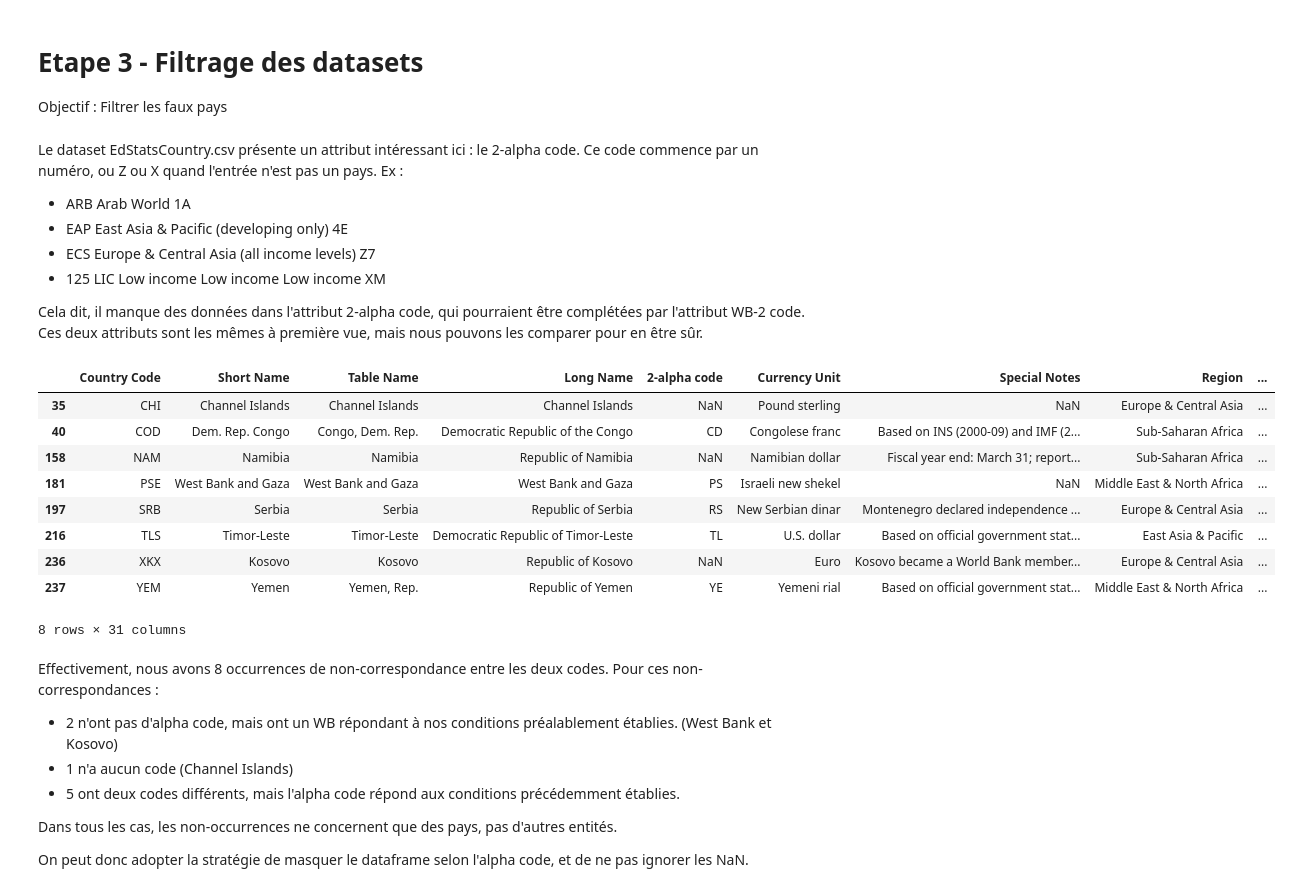
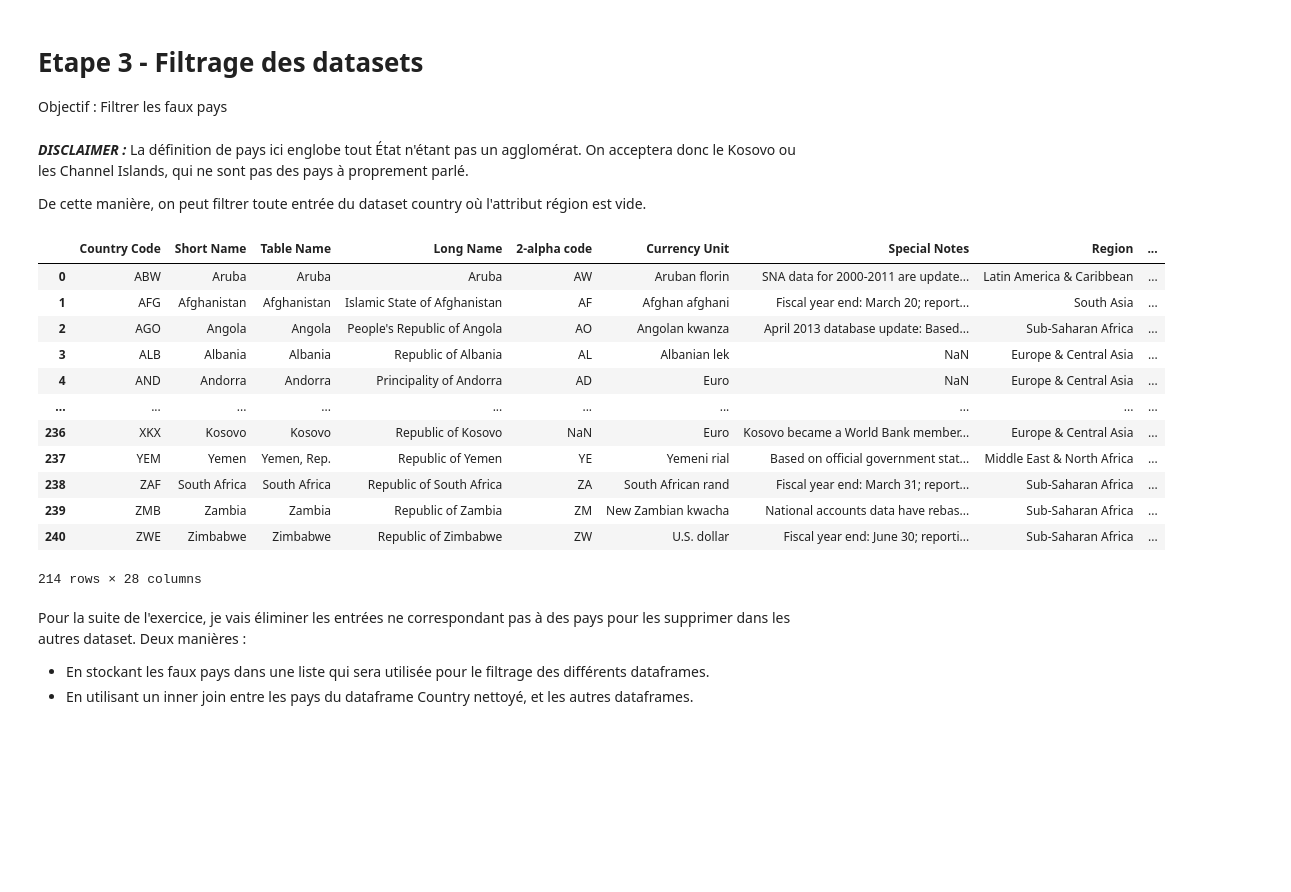
Before and after one commit to arnaud-degreze/OCR-Projet-2, a Jupyter notebook: Exo1.ipynb, the cells around one changed output. Cells and saved outputs as stored; diff of their text form; code cells hidden in the pictures; blank space fills up the shorter version.

Commit message:
Révision code : ajout fonctions, missingno et filtrage des datasets

```diff
--- a/Exo1.ipynb
+++ b/Exo1.ipynb
@@ -56,5 +160,6 @@ Le premier fichier comporte 241 lignes et 32 colonnes
 # %%
-first_df.info()
+country_df = dfs_container["EdStatsCountry"]
+country_df.info()
 # %% [output]
 <class 'pandas.core.frame.DataFrame'>
 RangeIndex: 241 entries, 0 to 240
@@ -109,5 +210,4 @@ Avec la première information, nous pouvons voir que toutes les entrées du prem
 
 Supprimons à présent la colonne inutilisable
 # %%
-first_df.drop(columns={"Unnamed: 31"}, inplace=True)
-print(f" Le nombre d'attribut du premier DataFrame est désormais de {first_df.shape[-1]}")
+country_df.drop(columns={"Unnamed: 31"}, inplace=True)
@@ -116,2 +214,4 @@ print(f" Le nombre d'attribut du premier DataFrame est désormais de {first_df.s
 # %% [markdown]
 Calculons maintenant la proportion de valeurs manquantes dans chaque attribut
+# %%
+prop_missing = compute_and_plot_missing_values(country_df)
@@ -152,9 +246,7 @@ La case ci-dessous réalise cette tâche avec n = 75.
 # %%
-mask = prop_missing_per_column >= 75
-columns_to_delete = prop_missing_per_column[mask].dropna().index
+columns_to_delete = get_columns_to_delete(prop_missing, 75)
 
-#first_df.drop(columns = columns_to_delete, inplace=True)
-#first_df
+country_df.drop(columns = columns_to_delete, inplace = True)
 # %% [markdown]
 **NOTE IMPORTANTE POUR MOI-MÊME :** Pour supprimer des colonnes, il faut passer par un objet "hashable" - qui utilise une table de hash pour stocker les valeurs (dict, set, frozen set). Donc, utiliser une liste ou tuple ne fonctionne pas. *MAIS* les objets Index des DataFrame sont des objets hashables.
 
@@ -657,39 +658,30 @@ Name: count, Length: 1558, dtype: int64
 
 Objectif : Filtrer les faux pays
 # %% [markdown]
-Le dataset EdStatsCountry.csv présente un attribut intéressant ici : le 2-alpha code.
-Ce code commence par un numéro, ou Z ou X quand l'entrée n'est pas un pays.
-Ex :
-- ARB	Arab World	1A
-- EAP	East Asia & Pacific (developing only) 4E
-- ECS	Europe & Central Asia (all income levels) Z7
-- 125	LIC	Low income	Low income	Low income	XM
+***DISCLAIMER :*** La définition de pays ici englobe tout État n'étant pas un agglomérat.
+On acceptera donc le Kosovo ou les Channel Islands, qui ne sont pas des pays à proprement parlé.
 
-Cela dit, il manque des données dans l'attribut 2-alpha code, qui pourraient être complétées par l'attribut WB-2 code.
-Ces deux attributs sont les mêmes à première vue, mais nous pouvons les comparer pour en être sûr.
+De cette manière, on peut filtrer toute entrée du dataset country où l'attribut région est vide.
 # %%
-code_mismatch = first_df[first_df["2-alpha code"] != first_df["WB-2 code"]]
-
-code_mismatch
+country_only_df = country_df.dropna(subset=["Region"])
+country_only_df
 # %% [output]
 |  | Country Code | Short Name | Table Name | Long Name | 2-alpha code | Currency Unit | Special Notes | Region | ... |
-| 35 | CHI | Channel Islands | Channel Islands | Channel Islands | NaN | Pound sterling | NaN | Europe & Central Asia | ... |
-| 40 | COD | Dem. Rep. Congo | Congo, Dem. Rep. | Democratic Republic of the Congo | CD | Congolese franc | Based on INS (2000-09) and IMF (2... | Sub-Saharan Africa | ... |
-| 158 | NAM | Namibia | Namibia | Republic of Namibia | NaN | Namibian dollar | Fiscal year end: March 31; report... | Sub-Saharan Africa | ... |
-| 181 | PSE | West Bank and Gaza | West Bank and Gaza | West Bank and Gaza | PS | Israeli new shekel | NaN | Middle East & North Africa | ... |
-| 197 | SRB | Serbia | Serbia | Republic of Serbia | RS | New Serbian dinar | Montenegro declared independence ... | Europe & Central Asia | ... |
-| 216 | TLS | Timor-Leste | Timor-Leste | Democratic Republic of Timor-Leste | TL | U.S. dollar | Based on official government stat... | East Asia & Pacific | ... |
+| 0 | ABW | Aruba | Aruba | Aruba | AW | Aruban florin | SNA data for 2000-2011 are update... | Latin America & Caribbean | ... |
+| 1 | AFG | Afghanistan | Afghanistan | Islamic State of Afghanistan | AF | Afghan afghani | Fiscal year end: March 20; report... | South Asia | ... |
+| 2 | AGO | Angola | Angola | People's Republic of Angola | AO | Angolan kwanza | April 2013 database update: Based... | Sub-Saharan Africa | ... |
+| 3 | ALB | Albania | Albania | Republic of Albania | AL | Albanian lek | NaN | Europe & Central Asia | ... |
+| 4 | AND | Andorra | Andorra | Principality of Andorra | AD | Euro | NaN | Europe & Central Asia | ... |
+| ... | ... | ... | ... | ... | ... | ... | ... | ... | ... |
 | 236 | XKX | Kosovo | Kosovo | Republic of Kosovo | NaN | Euro | Kosovo became a World Bank member... | Europe & Central Asia | ... |
 | 237 | YEM | Yemen | Yemen, Rep. | Republic of Yemen | YE | Yemeni rial | Based on official government stat... | Middle East & North Africa | ... |
+| 238 | ZAF | South Africa | South Africa | Republic of South Africa | ZA | South African rand | Fiscal year end: March 31; report... | Sub-Saharan Africa | ... |
+| 239 | ZMB | Zambia | Zambia | Republic of Zambia | ZM | New Zambian kwacha | National accounts data have rebas... | Sub-Saharan Africa | ... |
+| 240 | ZWE | Zimbabwe | Zimbabwe | Republic of Zimbabwe | ZW | U.S. dollar | Fiscal year end: June 30; reporti... | Sub-Saharan Africa | ... |
-8 rows × 31 columns
+214 rows × 28 columns
 # %% [markdown]
-Effectivement, nous avons 8 occurrences de non-correspondance entre les deux codes.
-Pour ces non-correspondances :
+Pour la suite de l'exercice, je vais éliminer les entrées ne correspondant pas à des pays pour les supprimer dans les autres dataset.
+Deux manières :
 
-- 2 n'ont pas d'alpha code, mais ont un WB répondant à nos conditions préalablement établies. (West Bank et Kosovo)
-- 1 n'a aucun code (Channel Islands)
-- 5 ont deux codes différents, mais l'alpha code répond aux conditions précédemment établies.
-
-Dans tous les cas, les non-occurrences ne concernent que des pays, pas d'autres entités.
-
-On peut donc adopter la stratégie de masquer le dataframe selon l'alpha code, et de ne pas ignorer les NaN.
+- En stockant les faux pays dans une liste qui sera utilisée pour le filtrage des différents dataframes.
+- En utilisant un inner join entre les pays du dataframe Country nettoyé, et les autres dataframes.
```
Also changed, not shown: parts of 51 cells of this notebook.
